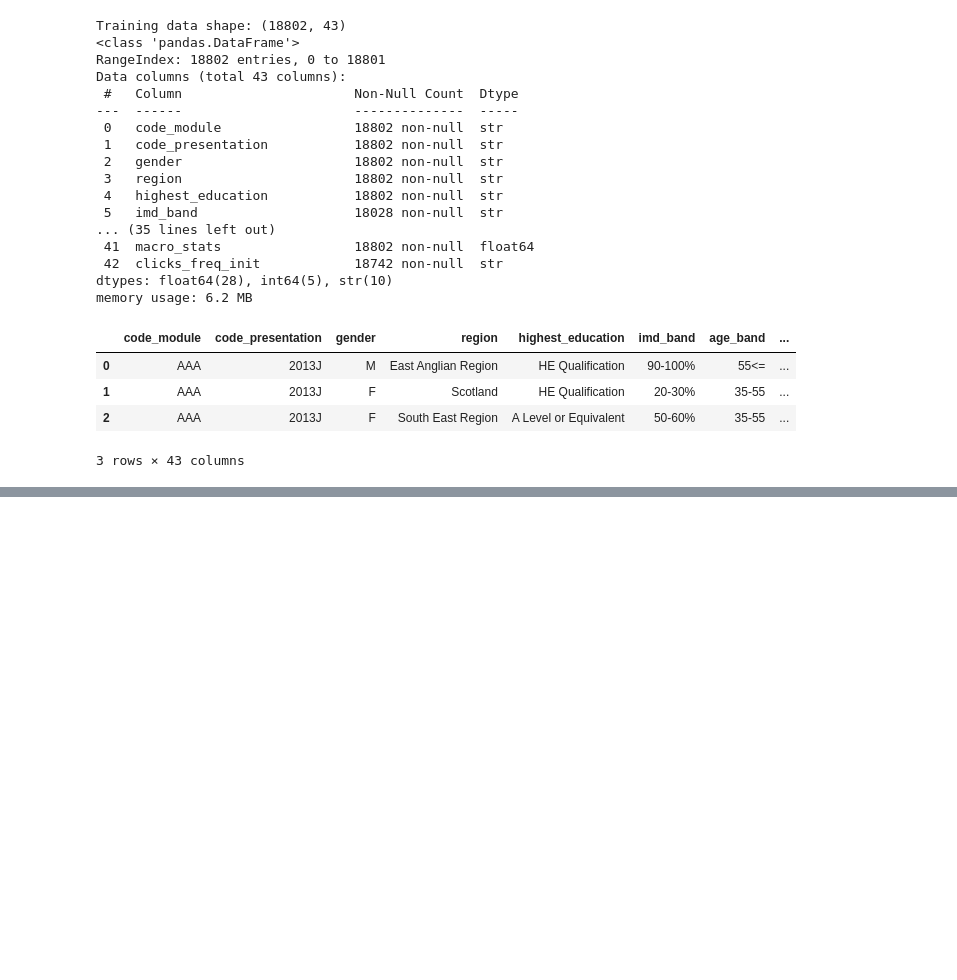
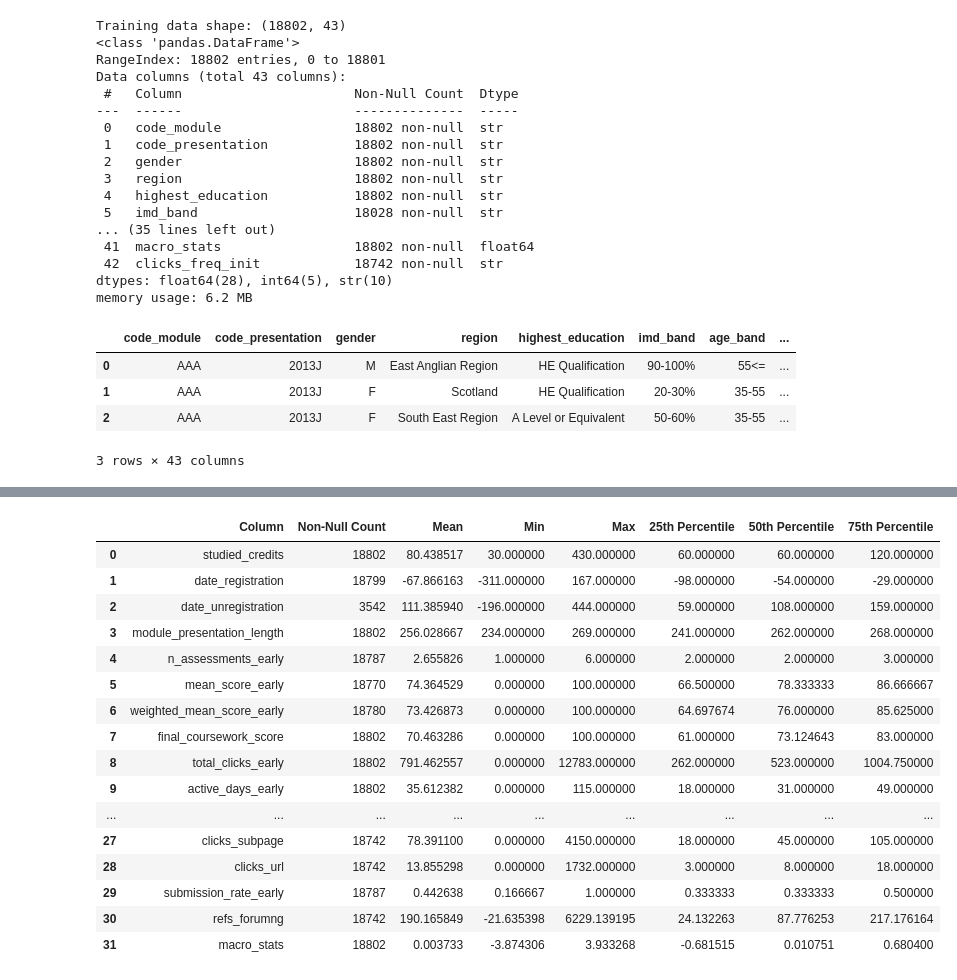
Before and after one commit to Radu-Voinea/IA-1, a Jupyter notebook: homework1.ipynb, the cells around one changed output, grey strips where cells are left out. Saved outputs shown, nothing was run; the diff lists cells and outputs as text; code cells hidden in the pictures; blank space fills up the shorter version.

```diff
--- a/homework1.ipynb
+++ b/homework1.ipynb
@@ -777,0 +110,50 @@ fig.show()
+# %%
+def analyze_continuous_variables(df):
+	non_null_counts = []
+	mean_values = []
+	min_values = []
+	max_values = []
+	percentile25_values = []
+	percentile50_values = []
+	percentile75_values = []
+
+	for column in continuous_columns:
+		non_null_counts.append(df[column].notnull().sum())
+		mean_values.append(df[column].mean())
+		min_values.append(df[column].min())
+		max_values.append(df[column].max())
+		percentile25_values.append(df[column].quantile(0.25))
+		percentile50_values.append(df[column].quantile(0.5))
+		percentile75_values.append(df[column].quantile(0.75))
+
+	return pd.DataFrame({
+		"Column": continuous_columns,
+		"Non-Null Count": non_null_counts,
+		"Mean": mean_values,
+		"Min": min_values,
+		"Max": max_values,
+		"25th Percentile": percentile25_values,
+		"50th Percentile": percentile50_values,
+		"75th Percentile": percentile75_values,
+	})
+
+
+analyze_continuous_variables(train_data)
+# %% [output]
+|  | Column | Non-Null Count | Mean | Min | Max | 25th Percentile | 50th Percentile | 75th Percentile |
+| 0 | studied_credits | 18802 | 80.438517 | 30.000000 | 430.000000 | 60.000000 | 60.000000 | 120.000000 |
+| 1 | date_registration | 18799 | -67.866163 | -311.000000 | 167.000000 | -98.000000 | -54.000000 | -29.000000 |
+| 2 | date_unregistration | 3542 | 111.385940 | -196.000000 | 444.000000 | 59.000000 | 108.000000 | 159.000000 |
+| 3 | module_presentation_length | 18802 | 256.028667 | 234.000000 | 269.000000 | 241.000000 | 262.000000 | 268.000000 |
+| 4 | n_assessments_early | 18787 | 2.655826 | 1.000000 | 6.000000 | 2.000000 | 2.000000 | 3.000000 |
+| 5 | mean_score_early | 18770 | 74.364529 | 0.000000 | 100.000000 | 66.500000 | 78.333333 | 86.666667 |
+| 6 | weighted_mean_score_early | 18780 | 73.426873 | 0.000000 | 100.000000 | 64.697674 | 76.000000 | 85.625000 |
+| 7 | final_coursework_score | 18802 | 70.463286 | 0.000000 | 100.000000 | 61.000000 | 73.124643 | 83.000000 |
+| 8 | total_clicks_early | 18802 | 791.462557 | 0.000000 | 12783.000000 | 262.000000 | 523.000000 | 1004.750000 |
+| 9 | active_days_early | 18802 | 35.612382 | 0.000000 | 115.000000 | 18.000000 | 31.000000 | 49.000000 |
+| ... | ... | ... | ... | ... | ... | ... | ... | ... |
+| 27 | clicks_subpage | 18742 | 78.391100 | 0.000000 | 4150.000000 | 18.000000 | 45.000000 | 105.000000 |
+| 28 | clicks_url | 18742 | 13.855298 | 0.000000 | 1732.000000 | 3.000000 | 8.000000 | 18.000000 |
+| 29 | submission_rate_early | 18787 | 0.442638 | 0.166667 | 1.000000 | 0.333333 | 0.333333 | 0.500000 |
+| 30 | refs_forumng | 18742 | 190.165849 | -21.635398 | 6229.139195 | 24.132263 | 87.776253 | 217.176164 |
+| 31 | macro_stats | 18802 | 0.003733 | -3.874306 | 3.933268 | -0.681515 | 0.010751 | 0.680400 |
```
Also changed, not shown: parts of 37 cells of this notebook.
